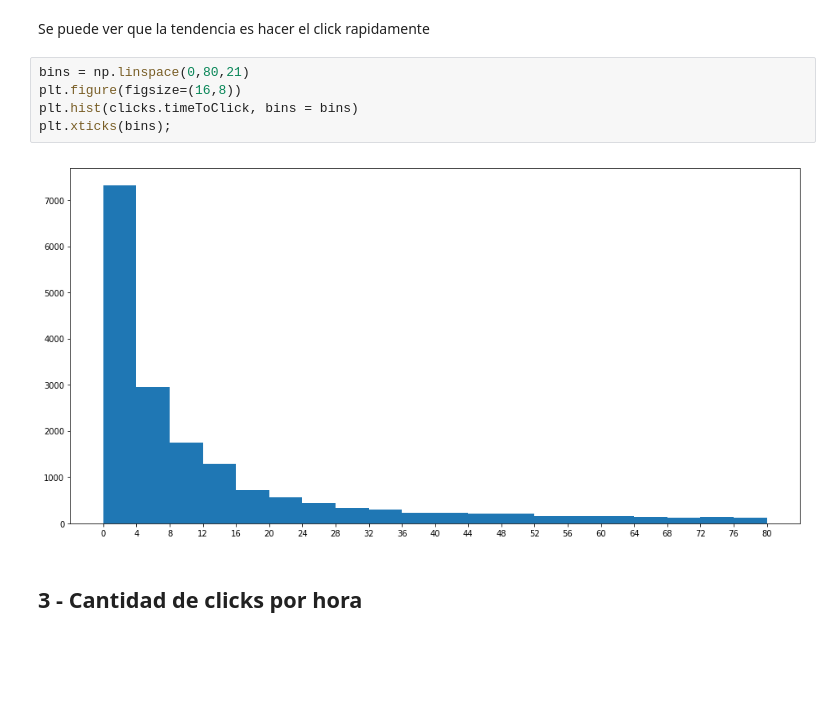
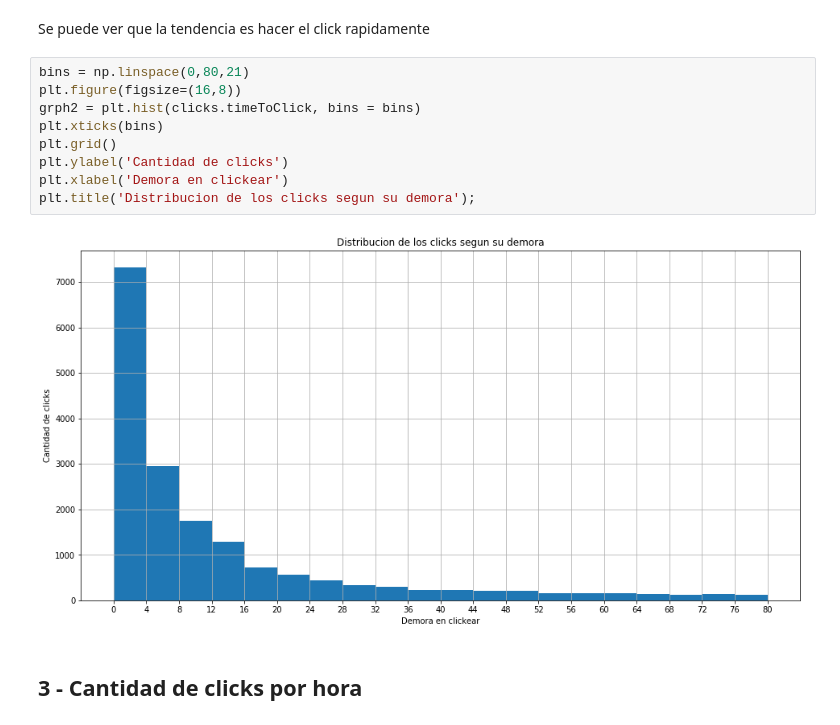
Before and after one commit to sberoch/Datos, a Jupyter notebook: clicks.ipynb, the cells around one changed output. Cells and saved outputs as stored; diff of their text form; blank space fills up the shorter version.

```diff
--- a/clicks.ipynb
+++ b/clicks.ipynb
@@ -136,10 +138,14 @@ Se puede ver que la tendencia es hacer el click rapidamente
 # %%
 bins = np.linspace(0,80,21)
 plt.figure(figsize=(16,8))
-plt.hist(clicks.timeToClick, bins = bins)
-plt.xticks(bins);
+grph2 = plt.hist(clicks.timeToClick, bins = bins)
+plt.xticks(bins)
+plt.grid()
+plt.ylabel('Cantidad de clicks')
+plt.xlabel('Demora en clickear')
+plt.title('Distribucion de los clicks segun su demora');
 # %% [output]
-[figure, old version]
+[figure, new version]
 # %% [markdown]
 ## 3 - Cantidad de clicks por hora
 # %%
```
Also changed, not shown: parts of 20 cells of this notebook.
